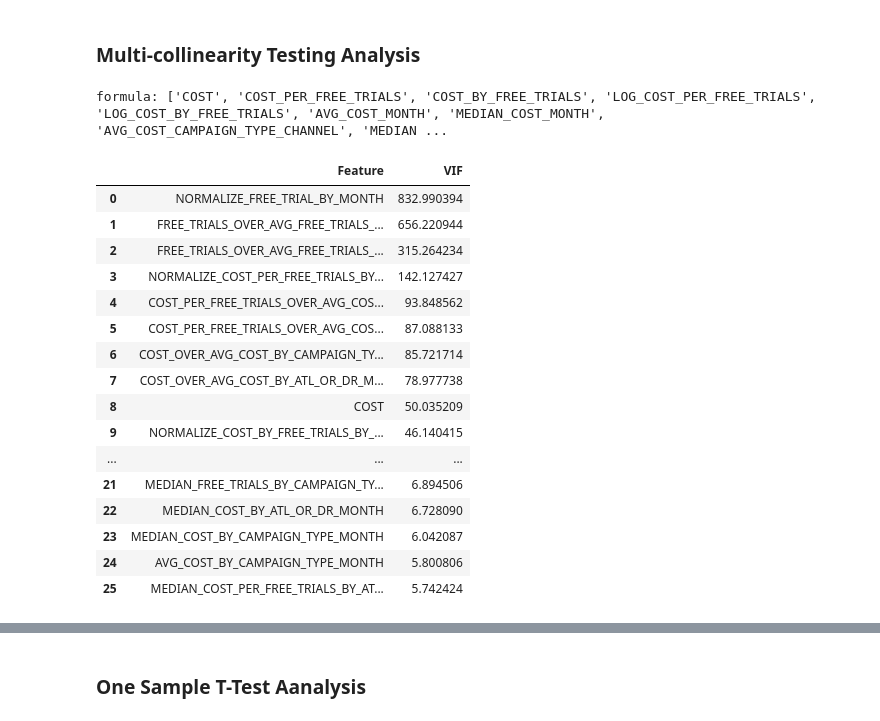
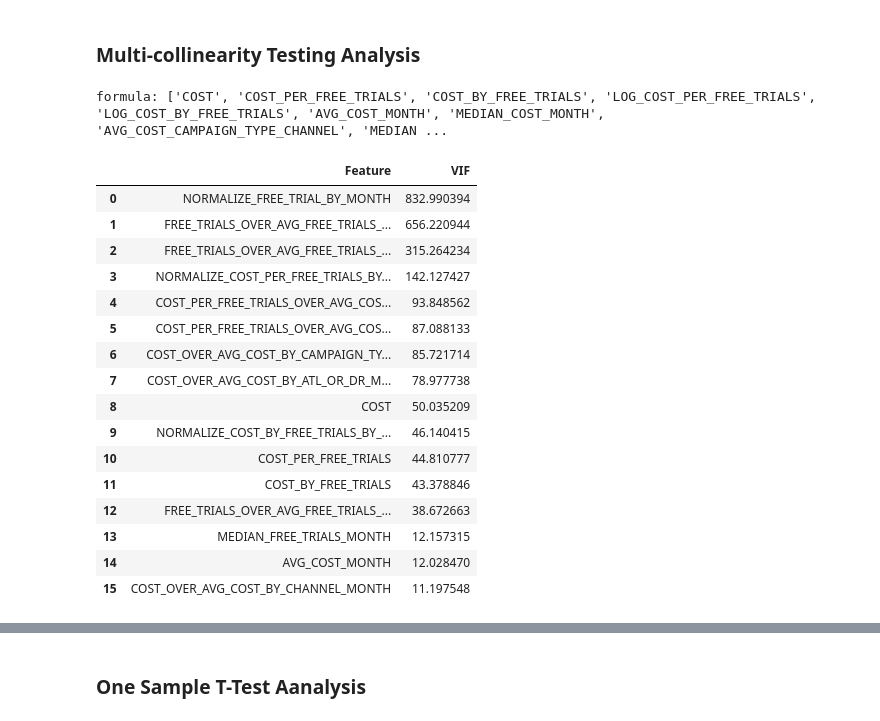
Before and after one commit to 11echeng/free-trial-analysis, a Jupyter notebook: notebooks/correlation_testing.ipynb, the cells around one changed output, grey strips where cells are left out. Drawn from its saved outputs; the diff is of its cells as text; code cells hidden in the pictures.

```diff
--- a/notebooks/correlation_testing.ipynb
+++ b/notebooks/correlation_testing.ipynb
@@ -41,37 +41,37 @@ df.head(5)
 # X_df.columns
 #
 hashmap = get_data_attributes(df)
 formula = hashmap['numerical']
 formula.remove('FREE_TRIALS')
 formula.remove('LOG_FREE_TRIALS')
 formula.remove('LOG_COST')
 formula.extend(['CHANNEL', 'HOLIDAY_FLAG', 'SEASON']) #'CHANNEL'
 print("formula:", formula)
 temp_df = df[formula]
 vif_result = compute_vif(
     data=temp_df,
 )
 vif_result
 # '''
 # Try an aggregation calculation by Channel and month? So 2 group by's?
 # '''
-vif_result[(vif_result['VIF'] > 5) & (vif_result['VIF'] != float('inf'))]
+vif_result[(vif_result['VIF'] > 10) | (vif_result['VIF'] == float('inf'))]
 # %% [output]
 formula: ['COST', 'COST_PER_FREE_TRIALS', 'COST_BY_FREE_TRIALS', 'LOG_COST_PER_FREE_TRIALS', 'LOG_COST_BY_FREE_TRIALS', 'AVG_COST_MONTH', 'MEDIAN_COST_MONTH', 'AVG_COST_CAMPAIGN_TYPE_CHANNEL', 'MEDIAN ...
 |  | Feature | VIF |
 | 0 | NORMALIZE_FREE_TRIAL_BY_MONTH | 832.990394 |
 | 1 | FREE_TRIALS_OVER_AVG_FREE_TRIALS_... | 656.220944 |
 | 2 | FREE_TRIALS_OVER_AVG_FREE_TRIALS_... | 315.264234 |
 | 3 | NORMALIZE_COST_PER_FREE_TRIALS_BY... | 142.127427 |
 | 4 | COST_PER_FREE_TRIALS_OVER_AVG_COS... | 93.848562 |
 | 5 | COST_PER_FREE_TRIALS_OVER_AVG_COS... | 87.088133 |
 | 6 | COST_OVER_AVG_COST_BY_CAMPAIGN_TY... | 85.721714 |
 | 7 | COST_OVER_AVG_COST_BY_ATL_OR_DR_M... | 78.977738 |
 | 8 | COST | 50.035209 |
 | 9 | NORMALIZE_COST_BY_FREE_TRIALS_BY_... | 46.140415 |
-| ... | ... | ... |
-| 21 | MEDIAN_FREE_TRIALS_BY_CAMPAIGN_TY... | 6.894506 |
-| 22 | MEDIAN_COST_BY_ATL_OR_DR_MONTH | 6.728090 |
-| 23 | MEDIAN_COST_BY_CAMPAIGN_TYPE_MONTH | 6.042087 |
-| 24 | AVG_COST_BY_CAMPAIGN_TYPE_MONTH | 5.800806 |
-| 25 | MEDIAN_COST_PER_FREE_TRIALS_BY_AT... | 5.742424 |
+| 10 | COST_PER_FREE_TRIALS | 44.810777 |
+| 11 | COST_BY_FREE_TRIALS | 43.378846 |
+| 12 | FREE_TRIALS_OVER_AVG_FREE_TRIALS_... | 38.672663 |
+| 13 | MEDIAN_FREE_TRIALS_MONTH | 12.157315 |
+| 14 | AVG_COST_MONTH | 12.028470 |
+| 15 | COST_OVER_AVG_COST_BY_CHANNEL_MONTH | 11.197548 |
```
Also changed, not shown: parts of 13 cells of this notebook, 1 other file.
